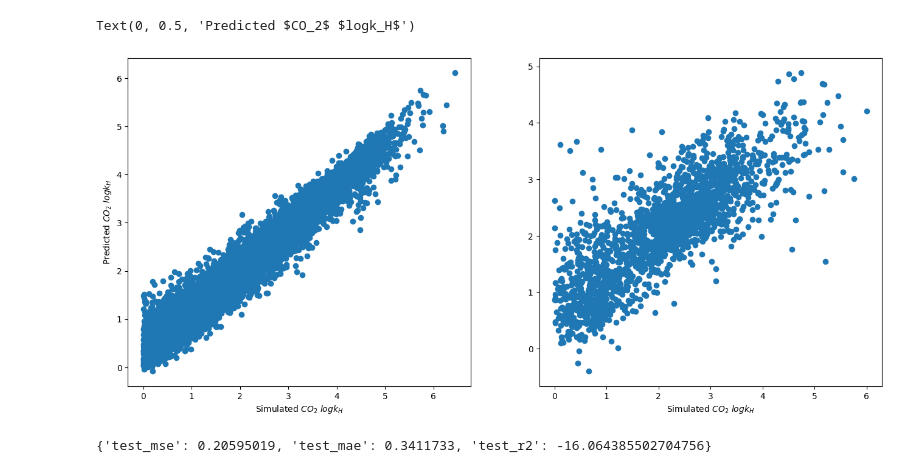
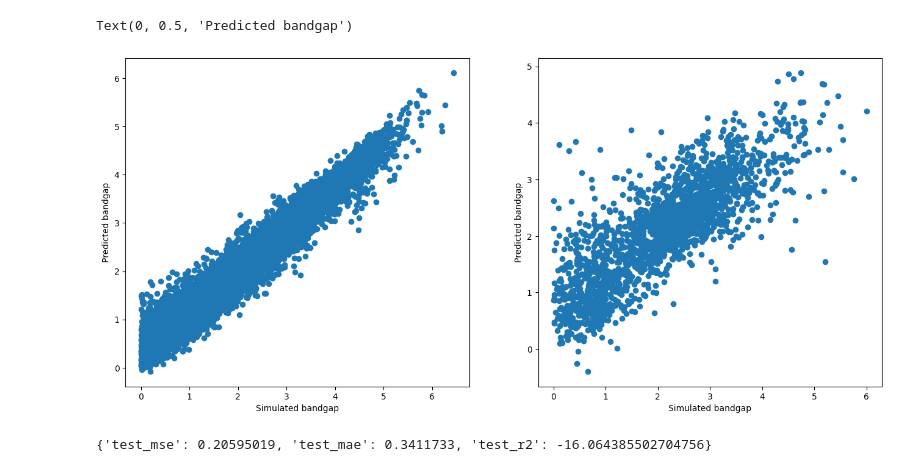
Before and after one commit to XiaoqZhang/mofgraph2vec, a Jupyter notebook: dev/sanity_check.ipynb, the cells around one changed output. Cells and saved outputs as stored; diff of their text form; code cells hidden in the pictures.

```diff
--- a/dev/sanity_check.ipynb
+++ b/dev/sanity_check.ipynb
@@ -36,17 +36,18 @@ test_true = test_ds.labels.numpy()
 # %%
 fig, ax = plt.subplots(1,2)
 fig.set_size_inches(16,7)
 
 ax[0].scatter(train_true, train_pred)
 
 ax[1].scatter(test_true, test_pred)
 
-ax[0].set_xlabel("Simulated $CO_2$ $logk_H$")
-ax[1].set_xlabel("Simulated $CO_2$ $logk_H$")
-ax[0].set_ylabel("Predicted $CO_2$ $logk_H$")
+ax[0].set_xlabel("Simulated bandgap")
+ax[1].set_xlabel("Simulated bandgap")
+ax[0].set_ylabel("Predicted bandgap")
+ax[1].set_ylabel("Predicted bandgap")
 # %% [output]
-Text(0, 0.5, 'Predicted $CO_2$ $logk_H$')
+Text(0, 0.5, 'Predicted bandgap')
-[figure, old version]
+[figure, new version]
 # %%
 model.test(test_ds.vectors, test_ds.labels, dmf.target_transform)
 # %% [output]
```
Also changed, not shown: parts of 1 cell of this notebook, 43 other files.
